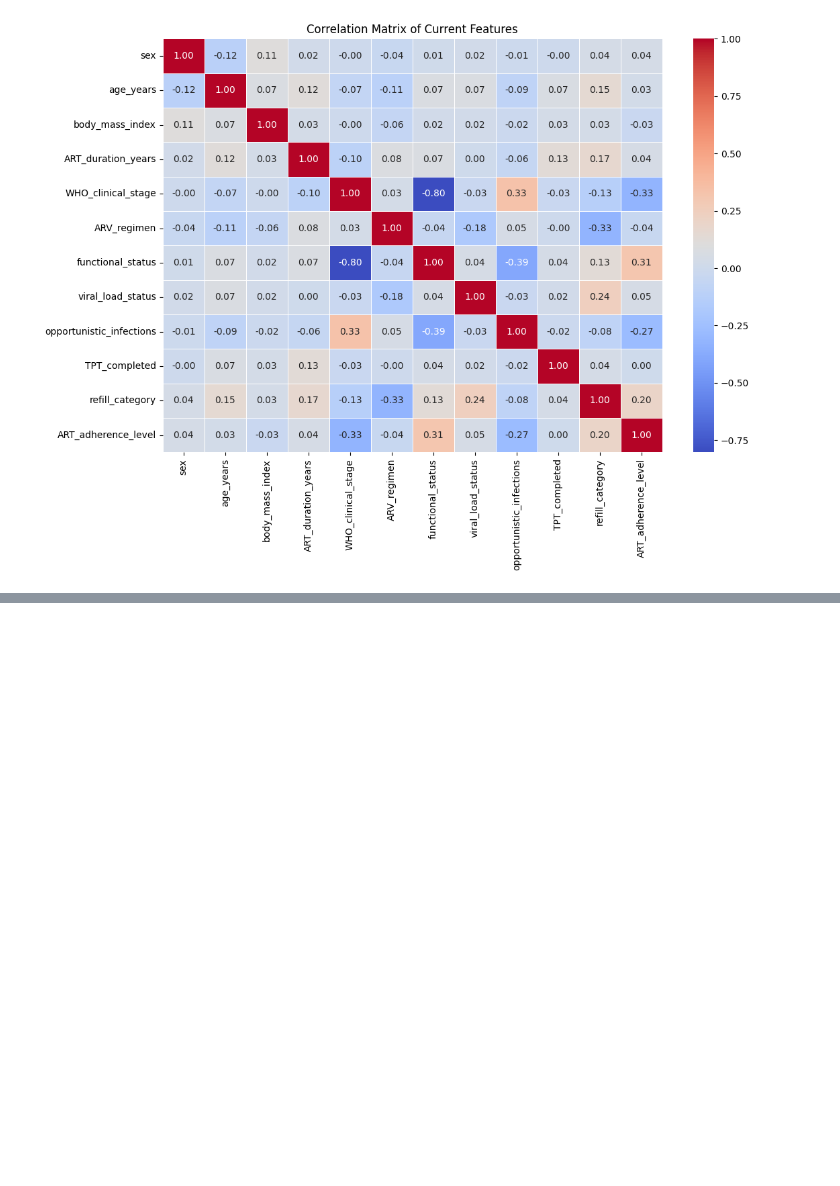
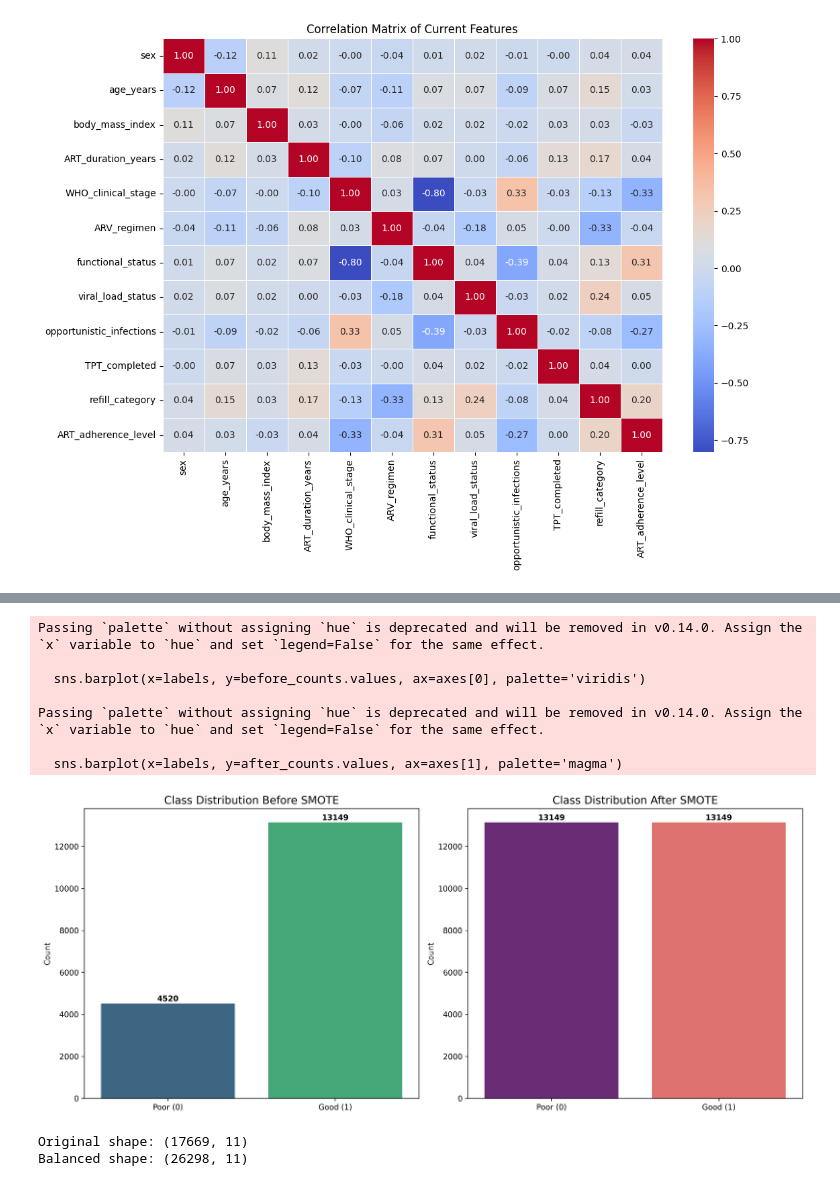
Before and after one commit to Fentahun60/Fentahun, a Jupyter notebook: ART_adherance.ipynb, the cells around one changed output, grey strips where cells are left out. Drawn from its saved outputs; the diff is of its cells as text; code cells hidden in the pictures; blank space fills up the shorter version.

```diff
--- a/ART_adherance.ipynb
+++ b/ART_adherance.ipynb
@@ -1769,0 +1865,56 @@ Final Variance Inflation Factor (VIF) Analysis:
+# %%
+from imblearn.over_sampling import SMOTE
+import seaborn as sns
+import matplotlib.pyplot as plt
+import pandas as pd
+
+# 1. Prepare data (ensure y is numeric for SMOTE)
+y_res = y.astype(int)
+X_res = X.astype(float)
+
+# 2. Check original distribution
+before_counts = y_res.value_counts().sort_index()
+
+# 3. Apply SMOTE
+smote = SMOTE(random_state=42)
+X_balanced, y_balanced = smote.fit_resample(X_res, y_res)
+
+# 4. Check balanced distribution
+after_counts = pd.Series(y_balanced).value_counts().sort_index()
+
+# 5. Visualization
+fig, axes = plt.subplots(1, 2, figsize=(14, 6), dpi=300)
+
+# Mapping for labels
+labels = ['Poor (0)', 'Good (1)']
+
+# Plot Before SMOTE
+sns.barplot(x=labels, y=before_counts.values, ax=axes[0], palette='viridis')
+axes[0].set_title('Class Distribution Before SMOTE', fontsize=14)
+axes[0].set_ylabel('Count')
+for i, v in enumerate(before_counts.values):
+    axes[0].text(i, v + 100, str(v), ha='center', fontweight='bold')
+
+# Plot After SMOTE
+sns.barplot(x=labels, y=after_counts.values, ax=axes[1], palette='magma')
+axes[1].set_title('Class Distribution After SMOTE', fontsize=14)
+axes[1].set_ylabel('Count')
+for i, v in enumerate(after_counts.values):
+    axes[1].text(i, v + 100, str(v), ha='center', fontweight='bold')
+
+plt.tight_layout()
+plt.show()
+
+print(f"Original shape: {X_res.shape}")
+print(f"Balanced shape: {X_balanced.shape}")
+# %% [output]
+Passing `palette` without assigning `hue` is deprecated and will be removed in v0.14.0. Assign the `x` variable to `hue` and set `legend=False` for the same effect.
+
+  sns.barplot(x=labels, y=before_counts.values, ax=axes[0], palette='viridis')
+
+Passing `palette` without assigning `hue` is deprecated and will be removed in v0.14.0. Assign the `x` variable to `hue` and set `legend=False` for the same effect.
+
+  sns.barplot(x=labels, y=after_counts.values, ax=axes[1], palette='magma')
+[figure, added]
+Original shape: (17669, 11)
+Balanced shape: (26298, 11)
```
Also changed, not shown: parts of 26 cells of this notebook.
